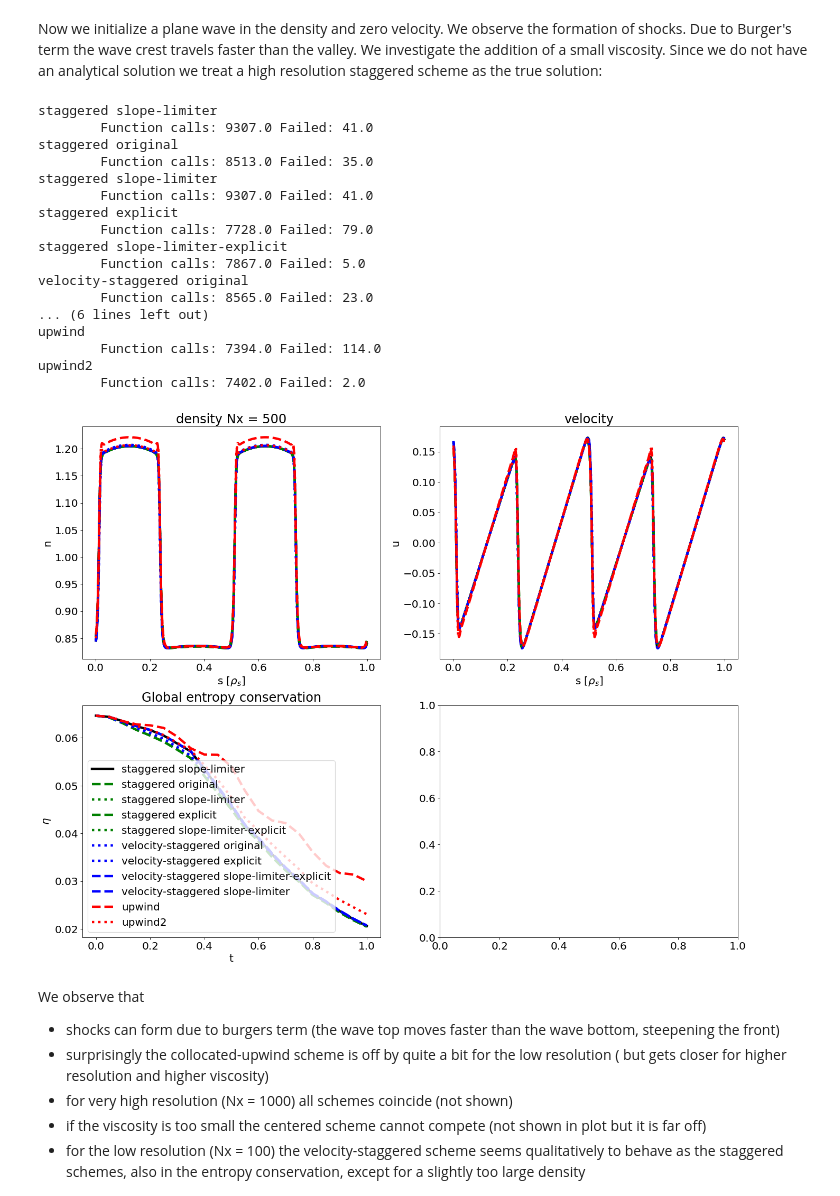
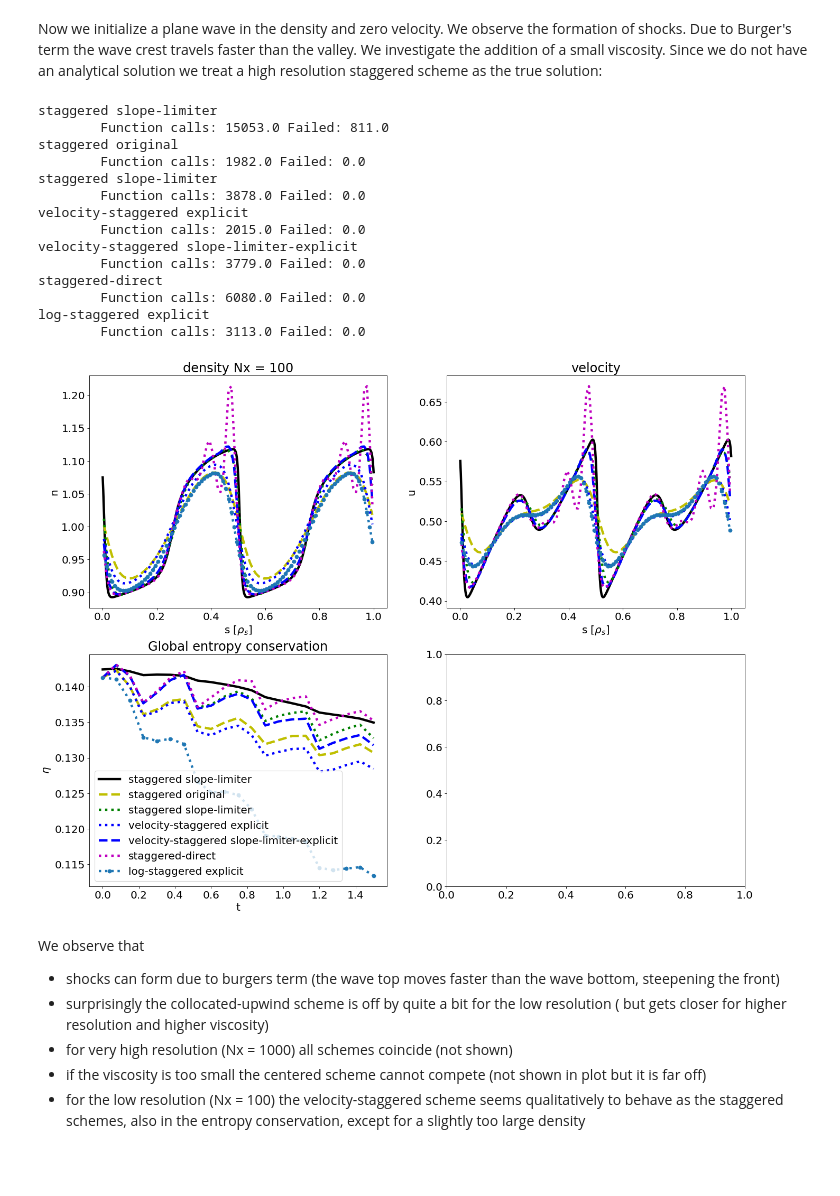
Before and after one commit to mwiesenberger/advection, a Jupyter notebook: OneDimensional.ipynb, the cells around one changed output. Saved outputs shown, nothing was run; the diff lists cells and outputs as text; code cells hidden in the pictures; blank space fills up the shorter version.

Commit message:
Add log-staggered scheme with log density
seems to be a little bit worse than the velocity-staggered scheme
in the conservation of entropy

```diff
--- a/OneDimensional.ipynb
+++ b/OneDimensional.ipynb
@@ -529,20 +531,25 @@ for p in [
     {"type" : "velocity-staggered", "variant" : "explicit", "ls" : "b:"},
     {"type" : "velocity-staggered", "variant" : "slope-limiter-explicit", "ls" : "b--"},
     {"type" : "velocity-staggered", "variant" : "slope-limiter", "ls" : "b--"},
+#     {"type" : "centered", "ls" : "m--"},
+#     {"type" : "staggered-direct", "ls" : "y--"},
+    {"type" : "log-staggered", "ls" : "o:", "variant": "explicit"},
+    {"type" : "log-staggered", "ls" : "o--", "variant": "slope-limiter"},
     {"type" : "upwind", "ls" : "r--"},
     {"type" : "upwind2", "ls" : "r:"},
-#  {"type" : "centered"},
          ] :
     params = make_navier_stokes_input()
-    params["grid"]["Nx"]= 500
+    params["grid"]["Nx"]= 200
     params["output"]["tend"] = 0.1
     params["ls"] = p["ls"]
-#     params["physical"]["nu_u"] = 0.01
+#     params["physical"]["nu_u"] = 1e-4
 #     params["physical"]["gamma"] = 1
 #     params["physical"]["alpha"] = 1
     params["timestepper"]["type"] = "ARK"
     params["timestepper"]["tableau"]  = "ARK-4-2-3"
-    if( p["type"] == "upwind" or p["type"] == "upwind2"):
+    if( p["type"] == "upwind" or p["type"] == "upwind2"
+       or p["type"] == "centered" or p["type"] == "staggered-direct"
+       or p["type"] == "log-staggered"):
         params["timestepper"]["type"] = "ERK"
         params["timestepper"]["tableau"]  = "Bogacki-Shampine-4-2-3"
     elif( p["variant"] == "explicit" or p["variant"] == "slope-limiter-explicit") :
@@ -629,71 +633,73 @@ Since we do not have an analytical solution we treat a high resolution staggered
 p_list = []
 for p in [
     {"type" : "high_res", "ls" : "k-"},
-#     {"type" : "centered", "ls" : "r:"},
-    {"type" : "staggered", "variant" : "original", "ls" : "g--"},
+    {"type" : "staggered", "variant" : "original", "ls" : "y--"},
     {"type" : "staggered", "variant" : "slope-limiter", "ls" : "g:"},
-    {"type" : "staggered", "variant" : "explicit", "ls" : "g--"},
-    {"type" : "staggered", "variant" : "slope-limiter-explicit", "ls" : "g:"},
-    {"type" : "velocity-staggered", "variant" : "original", "ls" : "b:"},
+#     {"type" : "staggered", "variant" : "explicit", "ls" : "g--"},
+#     {"type" : "staggered", "variant" : "slope-limiter-explicit", "ls" : "g:"},
+#     {"type" : "velocity-staggered", "variant" : "original", "ls" : "b:"},
     {"type" : "velocity-staggered", "variant" : "explicit", "ls" : "b:"},
     {"type" : "velocity-staggered", "variant" : "slope-limiter-explicit", "ls" : "b--"},
-    {"type" : "velocity-staggered", "variant" : "slope-limiter", "ls" : "b--"},
-    {"type" : "upwind", "ls" : "r--"},
-    {"type" : "upwind2", "ls" : "r:"},
+#     {"type" : "velocity-staggered", "variant" : "slope-limiter", "ls" : "b--"},
+#     {"type" : "centered", "ls" : "m:"},
+    {"type" : "staggered-direct", "ls" : "m:"},
+    {"type" : "log-staggered", "ls" : "o:", "variant" : "explicit"},
+#     {"type" : "upwind", "ls" : "r--"},
+#     {"type" : "upwind2", "ls" : "r:"},
          ] :
     params = make_navier_stokes_input()
-    params["grid"]["Nx"]= 500
+    params["grid"]["Nx"]= 100
     params["ls"] = p["ls"]
     if( p["type"] == "high_res") :
-        params["grid"]["Nx"] = 500
+        params["grid"]["Nx"] = 1000
         p["type"] = "staggered"
         p["variant"] = "slope-limiter"
     params["init"] = {
         # A sine wave in density with 0 velocity
         "type" : "wave",
-        "amp" : 0.5,
         "n_0" : 1,
+        "u_0" : 0.5,
+        "A" : 0.2,
+        "B" : 0.1,
         "k" : 4*np.pi,
-        "x_0" : 0
     }
     params["bc"] = {"density" : "PER", "velocity" : "PER"}
-#     params["physical"]["nu_n"] = 0.002
+    params["physical"]["nu_n"] = 0
     params["physical"]["nu_u"] = 1e-3
-    params["output"]["tend"] = 1.0
+    params["output"]["tend"] = 1.5
     params["timestepper"]["type"] = "ARK"
     params["timestepper"]["tableau"]  = "ARK-4-2-3"
-    if( p["type"] == "upwind" or p["type"] == "upwind2"):
+    if( p["type"] == "upwind" or p["type"] == "upwind2"
+       or p["type"] == "centered" or p["type"] == "staggered-direct"
+       or p["type"] == "log-staggered"):
         params["timestepper"]["type"] = "ERK"
         params["timestepper"]["tableau"]  = "Bogacki-Shampine-4-2-3"
     elif( p["variant"] == "explicit" or p["variant"] == "slope-limiter-explicit") :
         params["timestepper"]["type"] = "ERK"
         params["timestepper"]["tableau"]  = "Bogacki-Shampine-4-2-3"
     params["physical"] ["alpha"] = 1
     params["physical"] ["gamma"] = 1
 #     params["timestepper"]["type"] = "ERK"
 #     params["timestepper"]["tableau"]  = "Euler"
     params["advection"] = p
     p_list.append(params)
 plot_navier_stokes(p_list)
 # %% [output]
 staggered slope-limiter
-        Function calls: 9307.0 Failed: 41.0
+        Function calls: 15053.0 Failed: 811.0
 staggered original
-        Function calls: 8513.0 Failed: 35.0
+        Function calls: 1982.0 Failed: 0.0
 staggered slope-limiter
-        Function calls: 9307.0 Failed: 41.0
-staggered explicit
-        Function calls: 7728.0 Failed: 79.0
-staggered slope-limiter-explicit
-        Function calls: 7867.0 Failed: 5.0
-velocity-staggered original
-        Function calls: 8565.0 Failed: 23.0
-... (6 lines left out)
-upwind
-        Function calls: 7394.0 Failed: 114.0
-upwind2
-        Function calls: 7402.0 Failed: 2.0
+        Function calls: 3878.0 Failed: 0.0
+velocity-staggered explicit
+        Function calls: 2015.0 Failed: 0.0
+velocity-staggered slope-limiter-explicit
+        Function calls: 3779.0 Failed: 0.0
+staggered-direct
+        Function calls: 6080.0 Failed: 0.0
+log-staggered explicit
+        Function calls: 3113.0 Failed: 0.0
-[figure, old version]
+[figure, new version]
 # %% [markdown]
 We observe that
 - shocks can form due to burgers term (the wave top moves faster than the wave bottom, steepening the front)
```
Also changed, not shown: parts of 3 cells of this notebook, 1 other file.
